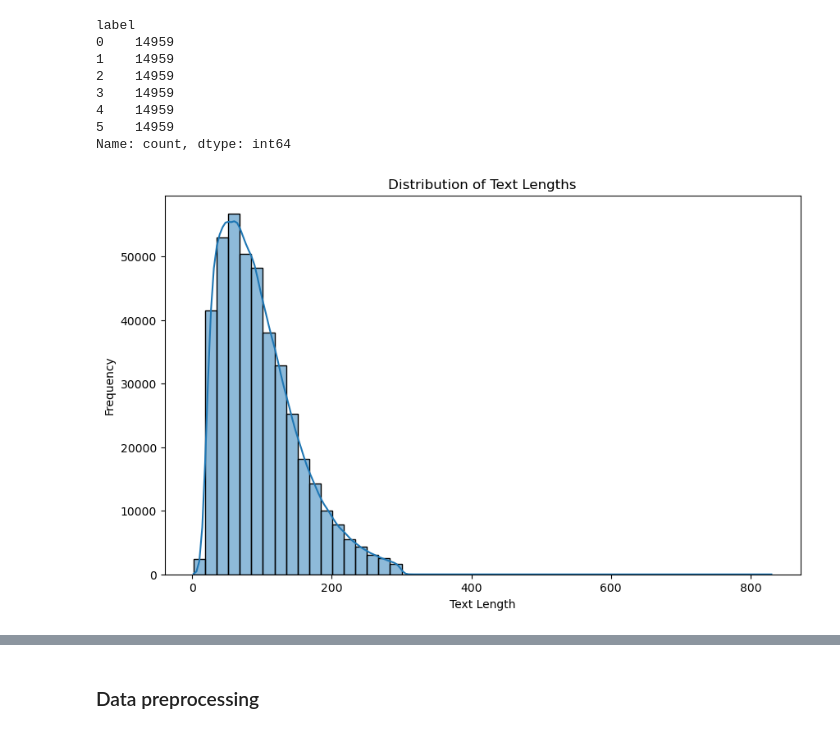
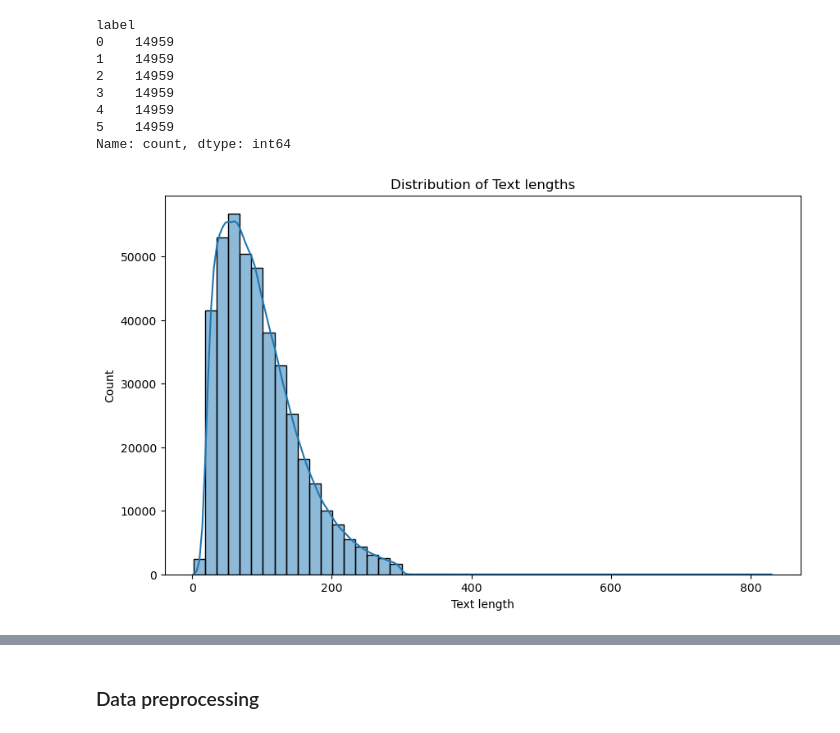
Before and after one commit to ederkaww/EmotionClassification, a Jupyter notebook: emotion_classification.ipynb, the cells around one changed output, grey strips where cells are left out. Drawn from its saved outputs; the diff is of its cells as text; code cells hidden in the pictures.

```diff
--- a/emotion_classification.ipynb
+++ b/emotion_classification.ipynb
@@ -147,12 +144,11 @@ label
 5    14959
 Name: count, dtype: int64
 # %%
-# Plot the distribution of text lengths
 plt.figure(figsize=(10,6))
 sns.histplot(data['text'].apply(len), bins=50, kde=True)
-plt.title('Distribution of Text Lengths')
-plt.xlabel('Text Length')
-plt.ylabel('Frequency')
+plt.title('Distribution of Text lengths')
+plt.xlabel('Text length')
+plt.ylabel('Count')
 plt.show()
 # %% [output]
-[figure, old version]
+[figure, new version]
```
Also changed, not shown: parts of 5 cells of this notebook.
